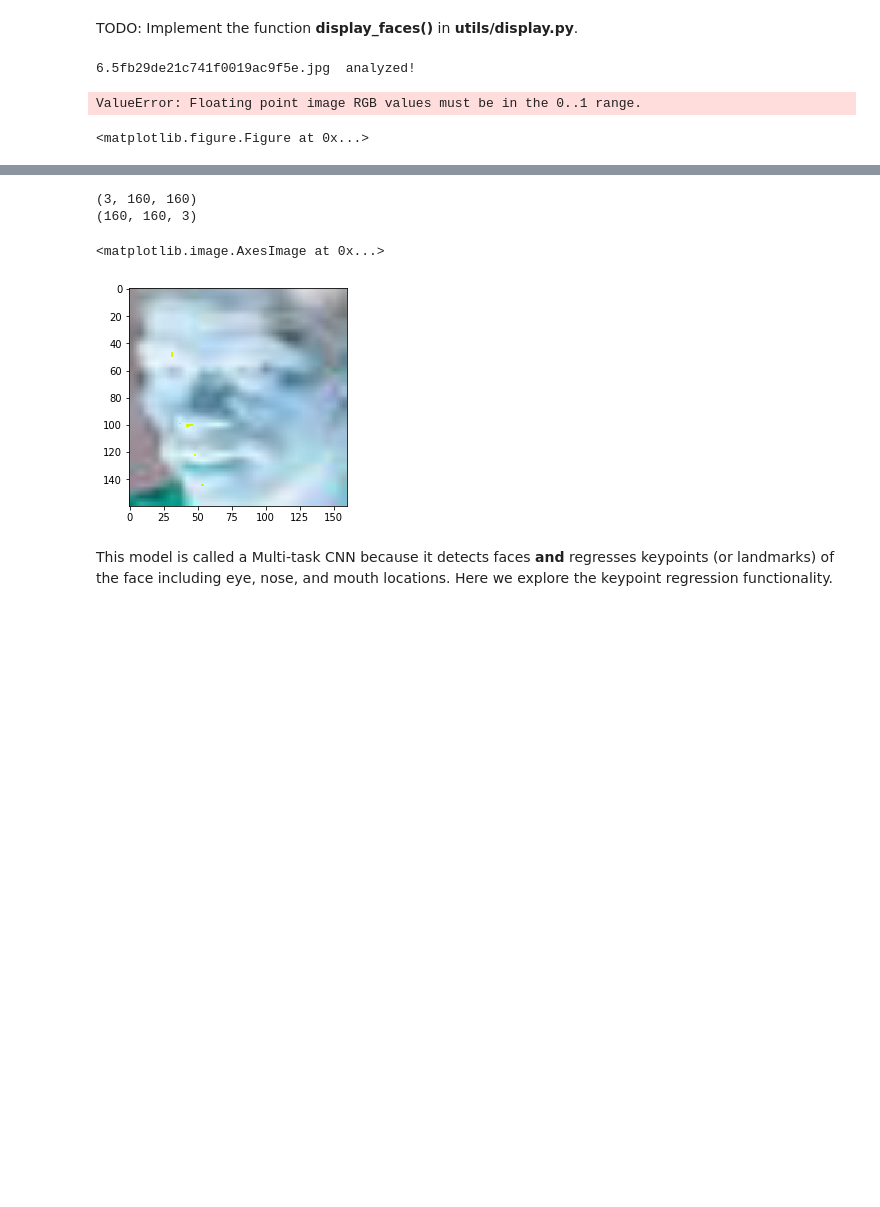
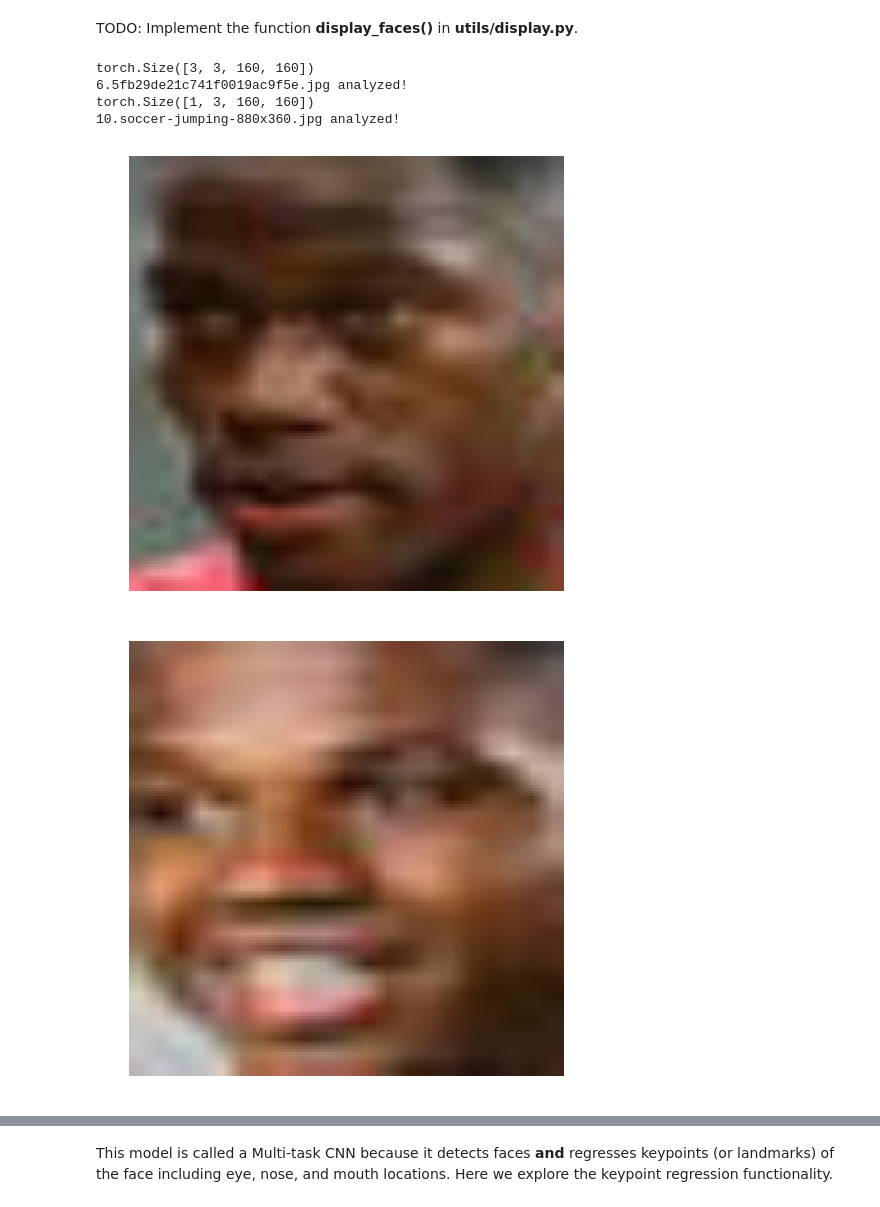
Before and after one commit to xs2445/22spring, a Jupyter notebook: 6692/hw2/PretrainedDeployment.ipynb, the cells around one changed output, grey strips where cells are left out. Cells and saved outputs as stored; diff of their text form; code cells hidden in the pictures; blank space fills up the shorter version.

```diff
--- a/6692/hw2/PretrainedDeployment.ipynb
+++ b/6692/hw2/PretrainedDeployment.ipynb
@@ -88,6 +88,6 @@ Visit https://github.com/timesler/facenet-pytorch for help with syntax.
 # TODO: initialize the MTCNN FaceNet detector with the configuration described above.
 # TODO: print the model summary. In PyTorch this can be done with "print(model)"
 # from torchsummary import summary
-mtcnn = MTCNN(select_largest=False, post_process=True, device=device)
+mtcnn = MTCNN(select_largest=False, post_process=False, device=device, keep_all=True)
 # %%
 print(mtcnn)
@@ -96,8 +114,11 @@ TODO: Implement the function **display_faces()** in **utils/display.py**.
 # %%
 # TODO: use display_faces() to display the faces of the first three images
 
-a = display_faces("soccer player", mtcnn, 1)
+a = display_faces("soccer player", mtcnn, 2)
 # %% [output]
-6.5fb29de21c741f0019ac9f5e.jpg  analyzed!
+torch.Size([3, 3, 160, 160])
+6.5fb29de21c741f0019ac9f5e.jpg analyzed!
+torch.Size([1, 3, 160, 160])
+10.soccer-jumping-880x360.jpg analyzed!
-ValueError: Floating point image RGB values must be in the 0..1 range.
-<matplotlib.figure.Figure at 0x...>
+[figure, added]
+[figure, added]
@@ -104,13 +127,3 @@ ValueError: Floating point image RGB values must be in the 0..1 range.
-# %%
-print(a.shape)
-b = a.transpose(1,2,0)
-print(b.shape)
-plt.imshow(b)
-# %% [output]
-(3, 160, 160)
-(160, 160, 3)
-<matplotlib.image.AxesImage at 0x...>
-[figure, removed]
 # %% [markdown]
 This model is called a Multi-task CNN because it detects faces **and** regresses keypoints (or landmarks) of the face including eye, nose, and mouth locations. Here we explore the keypoint regression functionality.
 # %% [markdown]
```
Also changed, not shown: parts of 4 cells of this notebook, 4 other files.
